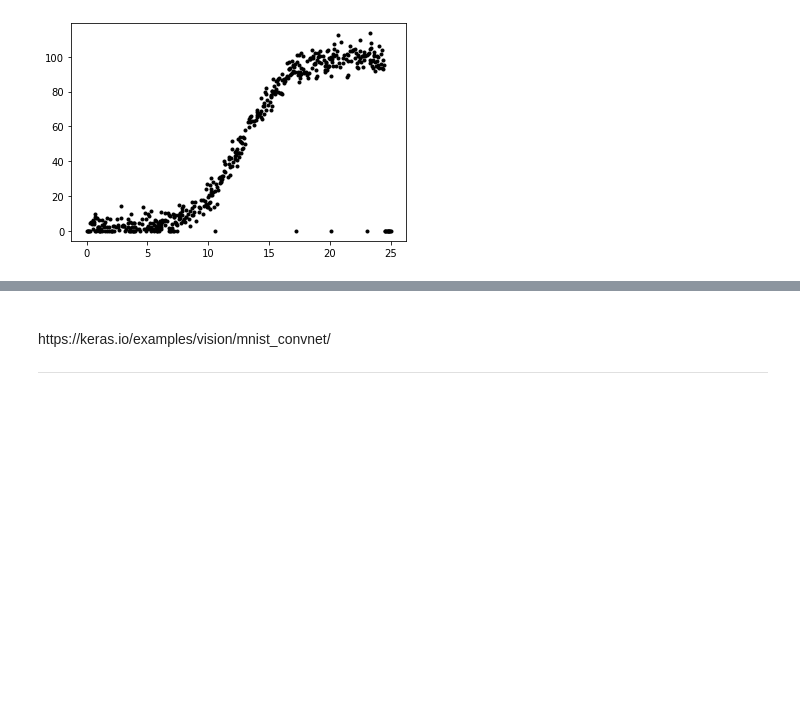
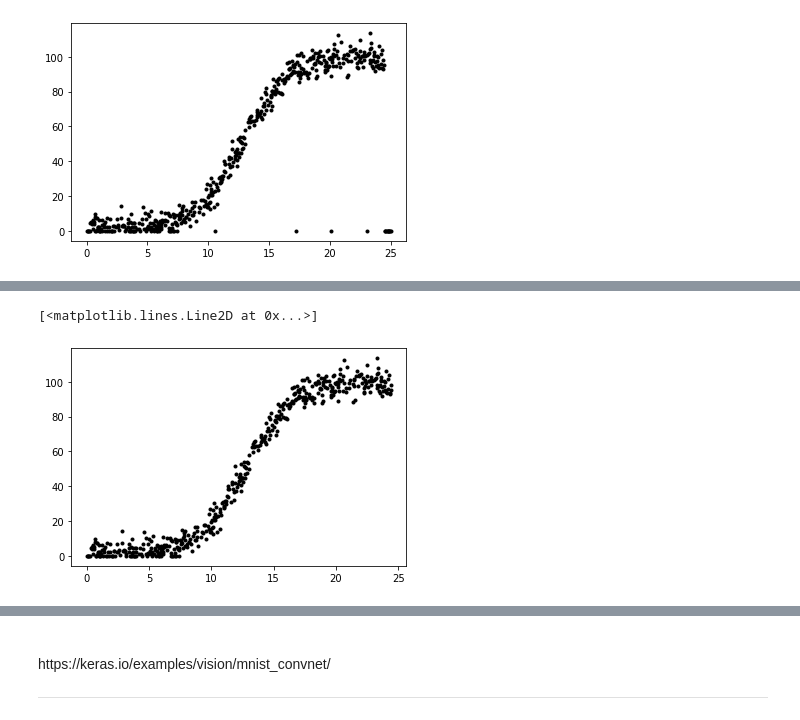
Before and after one commit to colinroche/Emerging-Tech-Project2020, a Jupyter notebook: train-model.ipynb, the cells around one changed output, grey strips where cells are left out. Drawn from its saved outputs; the diff is of its cells as text; code cells hidden in the pictures; blank space fills up the shorter version.

Commit message:
Removal of outliers from data set

```diff
--- a/train-model.ipynb
+++ b/train-model.ipynb
@@ -63,0 +83,9 @@ After plotting the data set we can determine that the function used to get power
+# %%
+df = df.drop([208, 340, 404, 456, 490, 491, 492, 493, 494, 495, 496, 497, 498, 499])
+
+X = df.iloc[:, 0].values
+Y = df.iloc[:, 1].values
+X = X.reshape(-1, 1)
+
+print(X)
+print(Y)
@@ -63,0 +110,6 @@ After plotting the data set we can determine that the function used to get power
+# %%
+# Plotting data set.
+plt.plot(X, Y, 'k.')
+# %% [output]
+[<matplotlib.lines.Line2D at 0x...>]
+[figure, added]
```
Also changed, not shown: parts of 8 cells of this notebook.
